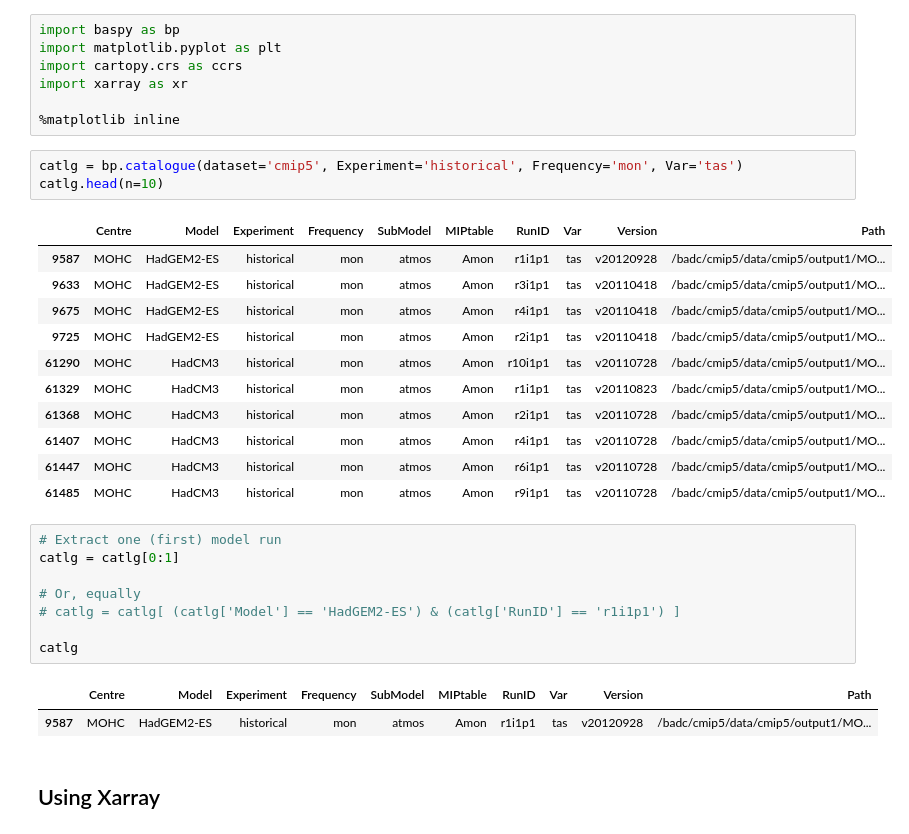
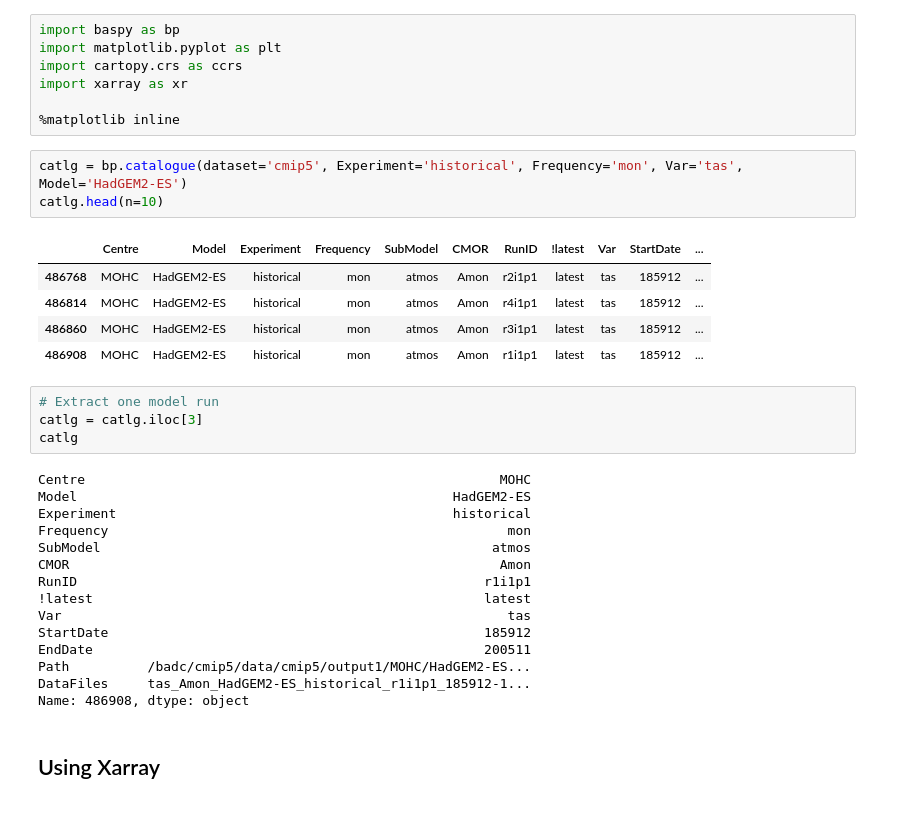
Before and after one commit to scotthosking/baspy, a Jupyter notebook: xarray_examples.ipynb, the cells around one changed output. Drawn from its saved outputs; the diff is of its cells as text.

Commit message:
started to update notebook using bp.get_files

```diff
--- a/xarray_examples.ipynb
+++ b/xarray_examples.ipynb
@@ -8,31 +8,33 @@ import xarray as xr
 
 %matplotlib inline
 # %%
-catlg = bp.catalogue(dataset='cmip5', Experiment='historical', Frequency='mon', Var='tas')
+catlg = bp.catalogue(dataset='cmip5', Experiment='historical', Frequency='mon', Var='tas', Model='HadGEM2-ES')
 catlg.head(n=10)
 # %% [output]
-|  | Centre | Model | Experiment | Frequency | SubModel | MIPtable | RunID | Var | Version | Path |
-| 9587 | MOHC | HadGEM2-ES | historical | mon | atmos | Amon | r1i1p1 | tas | v20120928 | /badc/cmip5/data/cmip5/output1/MO... |
-| 9633 | MOHC | HadGEM2-ES | historical | mon | atmos | Amon | r3i1p1 | tas | v20110418 | /badc/cmip5/data/cmip5/output1/MO... |
-| 9675 | MOHC | HadGEM2-ES | historical | mon | atmos | Amon | r4i1p1 | tas | v20110418 | /badc/cmip5/data/cmip5/output1/MO... |
-| 9725 | MOHC | HadGEM2-ES | historical | mon | atmos | Amon | r2i1p1 | tas | v20110418 | /badc/cmip5/data/cmip5/output1/MO... |
-| 61290 | MOHC | HadCM3 | historical | mon | atmos | Amon | r10i1p1 | tas | v20110728 | /badc/cmip5/data/cmip5/output1/MO... |
-| 61329 | MOHC | HadCM3 | historical | mon | atmos | Amon | r1i1p1 | tas | v20110823 | /badc/cmip5/data/cmip5/output1/MO... |
-| 61368 | MOHC | HadCM3 | historical | mon | atmos | Amon | r2i1p1 | tas | v20110728 | /badc/cmip5/data/cmip5/output1/MO... |
-| 61407 | MOHC | HadCM3 | historical | mon | atmos | Amon | r4i1p1 | tas | v20110728 | /badc/cmip5/data/cmip5/output1/MO... |
-| 61447 | MOHC | HadCM3 | historical | mon | atmos | Amon | r6i1p1 | tas | v20110728 | /badc/cmip5/data/cmip5/output1/MO... |
-| 61485 | MOHC | HadCM3 | historical | mon | atmos | Amon | r9i1p1 | tas | v20110728 | /badc/cmip5/data/cmip5/output1/MO... |
+|  | Centre | Model | Experiment | Frequency | SubModel | CMOR | RunID | !latest | Var | StartDate | ... |
+| 486768 | MOHC | HadGEM2-ES | historical | mon | atmos | Amon | r2i1p1 | latest | tas | 185912 | ... |
+| 486814 | MOHC | HadGEM2-ES | historical | mon | atmos | Amon | r4i1p1 | latest | tas | 185912 | ... |
+| 486860 | MOHC | HadGEM2-ES | historical | mon | atmos | Amon | r3i1p1 | latest | tas | 185912 | ... |
+| 486908 | MOHC | HadGEM2-ES | historical | mon | atmos | Amon | r1i1p1 | latest | tas | 185912 | ... |
 # %%
-# Extract one (first) model run
-catlg = catlg[0:1]
-
-# Or, equally
-# catlg = catlg[ (catlg['Model'] == 'HadGEM2-ES') & (catlg['RunID'] == 'r1i1p1') ]
-
+# Extract one model run
+catlg = catlg.iloc[3]
 catlg
 # %% [output]
-|  | Centre | Model | Experiment | Frequency | SubModel | MIPtable | RunID | Var | Version | Path |
-| 9587 | MOHC | HadGEM2-ES | historical | mon | atmos | Amon | r1i1p1 | tas | v20120928 | /badc/cmip5/data/cmip5/output1/MO... |
+Centre                                                     MOHC
+Model                                                HadGEM2-ES
+Experiment                                           historical
+Frequency                                                   mon
+SubModel                                                  atmos
+CMOR                                                       Amon
+RunID                                                    r1i1p1
+!latest                                                  latest
+Var                                                         tas
+StartDate                                                185912
+EndDate                                                  200511
+Path          /badc/cmip5/data/cmip5/output1/MOHC/HadGEM2-ES...
+DataFiles     tas_Amon_HadGEM2-ES_historical_r1i1p1_185912-1...
+Name: 486908, dtype: object
 # %% [markdown]
 ## Using Xarray
 # %%
```
Also changed, not shown: parts of 1 cell of this notebook.
